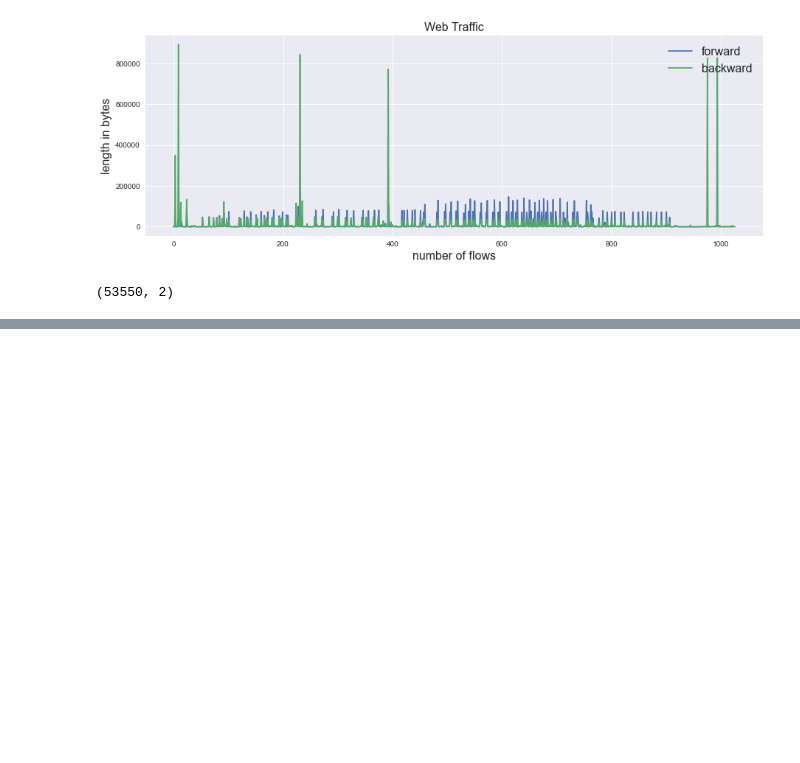
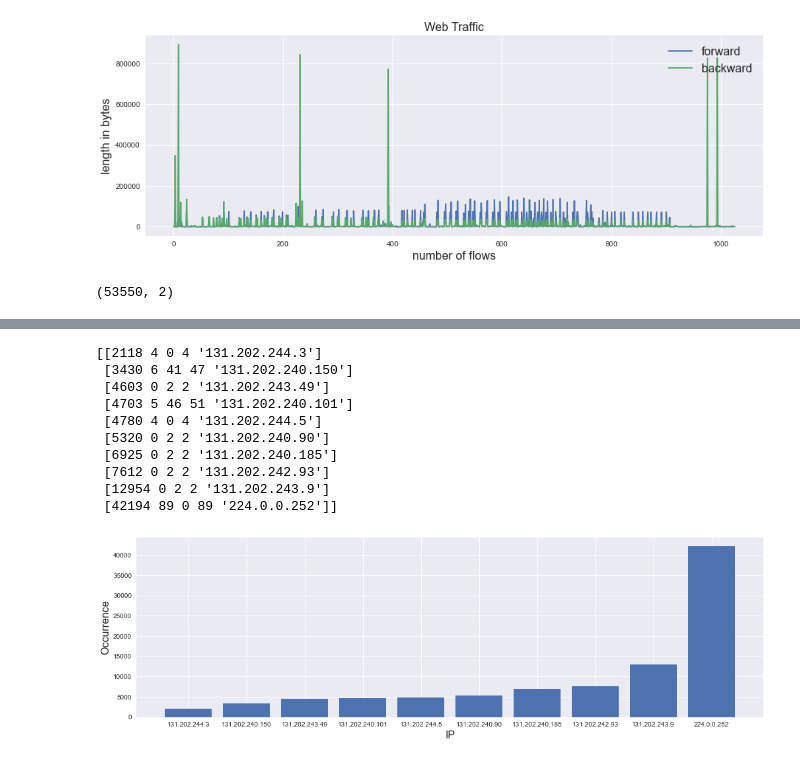
Before and after one commit to jiechengdeng/CS240-Granular-Traffic-Network-Classification, a Jupyter notebook: CS240 Project-Data Analysis.ipynb, the cells around one changed output, grey strips where cells are left out. Cells and saved outputs as stored; diff of their text form; code cells hidden in the pictures; blank space fills up the shorter version.

```diff
--- a/CS240 Project-Data Analysis.ipynb
+++ b/CS240 Project-Data Analysis.ipynb
@@ -218,0 +212,21 @@ plt.show()
+# %%
+print(X_src_des_occurrence_count_10)
+X_src_des_occurrence_count_10 = X_src_des_occurrence_count[degree_count_m-10:]
+fig, ax = plt.subplots(figsize=(17,5))
+plt.bar(X_src_des_occurrence_count_10[:,4],X_src_des_occurrence_count_10[:,0],align='center')
+plt.xlabel('IP',fontsize=16)
+plt.ylabel('Occurrence',fontsize=16)
+
+plt.show()
+# %% [output]
+[[2118 4 0 4 '131.202.244.3']
+ [3430 6 41 47 '131.202.240.150']
+ [4603 0 2 2 '131.202.243.49']
+ [4703 5 46 51 '131.202.240.101']
+ [4780 4 0 4 '131.202.244.5']
+ [5320 0 2 2 '131.202.240.90']
+ [6925 0 2 2 '131.202.240.185']
+ [7612 0 2 2 '131.202.242.93']
+ [12954 0 2 2 '131.202.243.9']
+ [42194 89 0 89 '224.0.0.252']]
+[figure, added]
```
Also changed, not shown: parts of 10 cells of this notebook, 1 other file.
